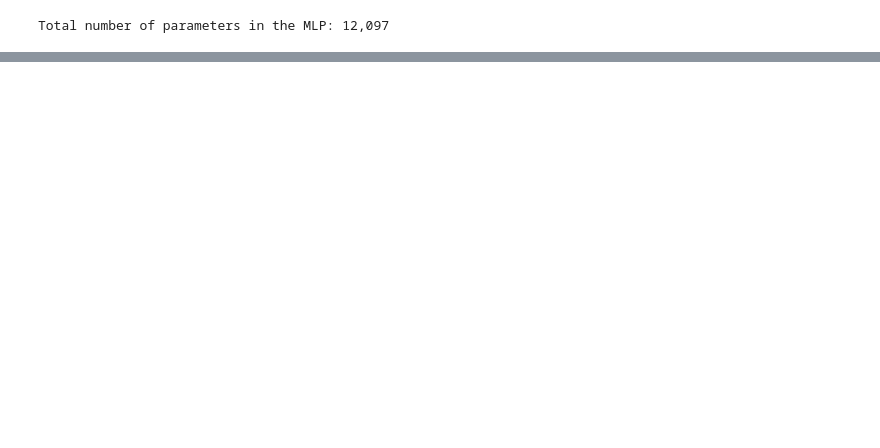
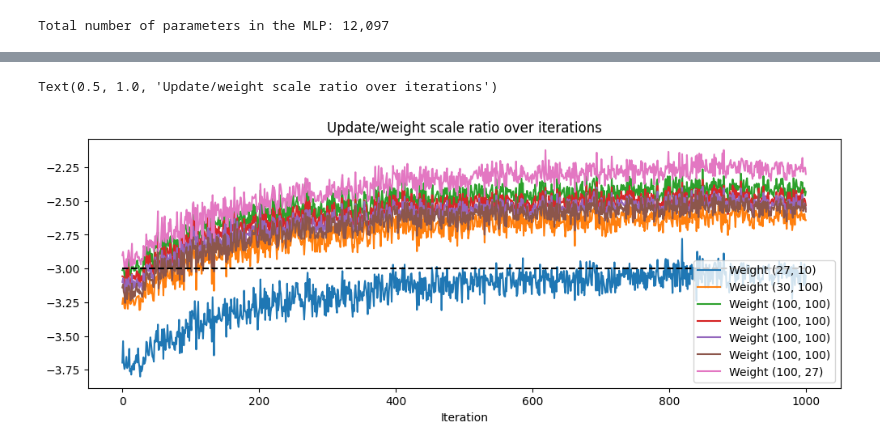
Before and after one commit to jeyabbalas/makemore, a Jupyter notebook: mlp2.ipynb, the cells around one changed output, grey strips where cells are left out. Saved outputs shown, nothing was run; the diff lists cells and outputs as text; code cells hidden in the pictures; blank space fills up the shorter version.

```diff
--- a/mlp2.ipynb
+++ b/mlp2.ipynb
@@ -750,0 +976,19 @@ class BatchNorm1d:
+# %%
+plt.figure(figsize=(12, 4))
+legends = []
+
+for i, p in enumerate(parameters):
+    if p.ndim == 2:
+        plt.plot([update_data_ratio[j][i] for j in range(len(update_data_ratio))])
+        legends.append(f"Weight {tuple(p.shape)}")
+
+# weight is 1e3 times larger than gradient
+# weights below are learning too slowly; weights far above are learning too fast
+plt.plot([0, len(update_data_ratio)], [-3, -3], "k--")
+
+plt.legend(legends)
+plt.xlabel("Iteration")
+plt.title("Update/weight scale ratio over iterations")
+# %% [output]
+Text(0.5, 1.0, 'Update/weight scale ratio over iterations')
+[figure, added]
```
Also changed, not shown: parts of 28 cells of this notebook.
